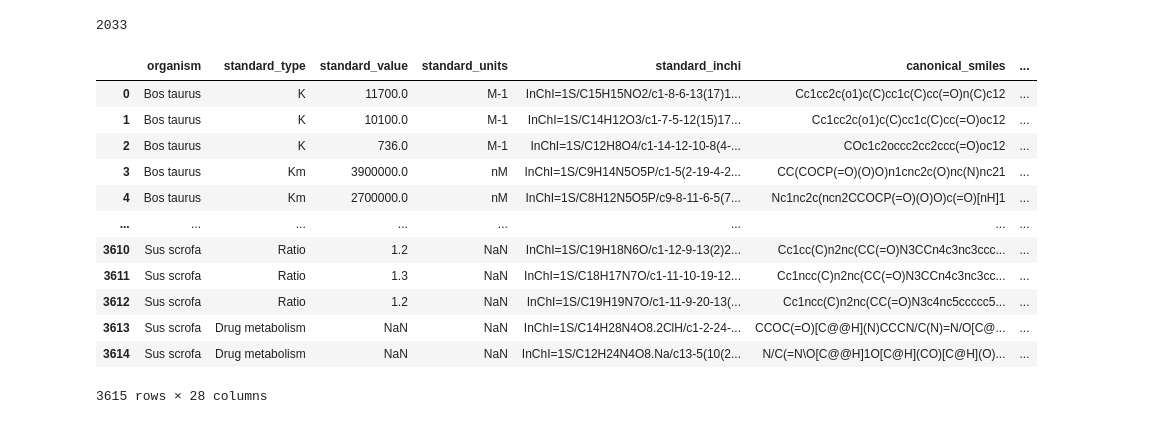
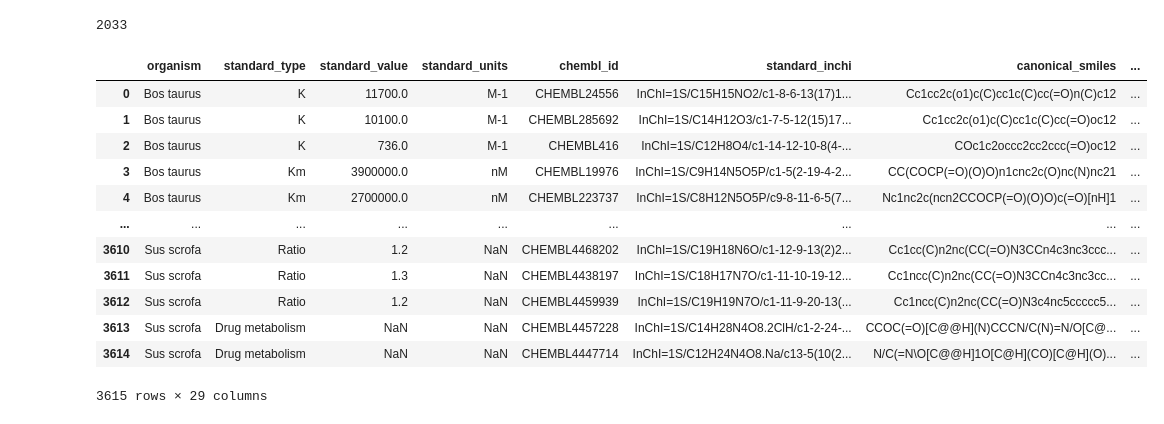
Before and after one commit to Cargill-Capstone2021/ADME-modeling-for-Cargill, a Jupyter notebook: working/data_preparation.ipynb, the cells around one changed output. Drawn from its saved outputs; the diff is of its cells as text; code cells hidden in the pictures.

```diff
--- a/working/data_preparation.ipynb
+++ b/working/data_preparation.ipynb
@@ -48,24 +48,24 @@ len(seen)
 {31974: 1, 32044: 1, 1063: 1, 23765: 2, 372430: 2, 506697: 2, 22790: 2, 702231: 2, 220791: 2, 276929: 4, 1503613: 2, 1384950: 2, 1384141: 2, 221220: 2, 442943: 2, 1543597: 2, 1546837: 1, 2707: 3, 6277 ...
 2033
 # %%
-df_cattle = df_cattle.drop(columns=['assay_type', 'target_type', 'tax_id', 'molregno', 'molregno.1', 'chembl_id',
+df_cattle = df_cattle.drop(columns=['assay_type', 'target_type', 'tax_id', 'molregno', 'molregno.1',
                                     'structure_type', 'molecule_type', 'chirality', 'natural_product', 'relation',
                                     'standard_relation', 'type', 'value', 'units'])
 df_cattle
 # %% [output]
-|  | organism | standard_type | standard_value | standard_units | standard_inchi | canonical_smiles | ... |
-| 0 | Bos taurus | K | 11700.0 | M-1 | InChI=1S/C15H15NO2/c1-8-6-13(17)1... | Cc1cc2c(o1)c(C)cc1c(C)cc(=O)n(C)c12 | ... |
-| 1 | Bos taurus | K | 10100.0 | M-1 | InChI=1S/C14H12O3/c1-7-5-12(15)17... | Cc1cc2c(o1)c(C)cc1c(C)cc(=O)oc12 | ... |
-| 2 | Bos taurus | K | 736.0 | M-1 | InChI=1S/C12H8O4/c1-14-12-10-8(4-... | COc1c2occc2cc2ccc(=O)oc12 | ... |
-| 3 | Bos taurus | Km | 3900000.0 | nM | InChI=1S/C9H14N5O5P/c1-5(2-19-4-2... | CC(COCP(=O)(O)O)n1cnc2c(O)nc(N)nc21 | ... |
-| 4 | Bos taurus | Km | 2700000.0 | nM | InChI=1S/C8H12N5O5P/c9-8-11-6-5(7... | Nc1nc2c(ncn2CCOCP(=O)(O)O)c(=O)[nH]1 | ... |
-| ... | ... | ... | ... | ... | ... | ... | ... |
-| 3610 | Sus scrofa | Ratio | 1.2 | NaN | InChI=1S/C19H18N6O/c1-12-9-13(2)2... | Cc1cc(C)n2nc(CC(=O)N3CCn4c3nc3ccc... | ... |
-| 3611 | Sus scrofa | Ratio | 1.3 | NaN | InChI=1S/C18H17N7O/c1-11-10-19-12... | Cc1ncc(C)n2nc(CC(=O)N3CCn4c3nc3cc... | ... |
-| 3612 | Sus scrofa | Ratio | 1.2 | NaN | InChI=1S/C19H19N7O/c1-11-9-20-13(... | Cc1ncc(C)n2nc(CC(=O)N3c4nc5ccccc5... | ... |
-| 3613 | Sus scrofa | Drug metabolism | NaN | NaN | InChI=1S/C14H28N4O8.2ClH/c1-2-24-... | CCOC(=O)[C@@H](N)CCCN/C(N)=N/O[C@... | ... |
-| 3614 | Sus scrofa | Drug metabolism | NaN | NaN | InChI=1S/C12H24N4O8.Na/c13-5(10(2... | N/C(=N\O[C@@H]1O[C@H](CO)[C@H](O)... | ... |
+|  | organism | standard_type | standard_value | standard_units | chembl_id | standard_inchi | canonical_smiles | ... |
+| 0 | Bos taurus | K | 11700.0 | M-1 | CHEMBL24556 | InChI=1S/C15H15NO2/c1-8-6-13(17)1... | Cc1cc2c(o1)c(C)cc1c(C)cc(=O)n(C)c12 | ... |
+| 1 | Bos taurus | K | 10100.0 | M-1 | CHEMBL285692 | InChI=1S/C14H12O3/c1-7-5-12(15)17... | Cc1cc2c(o1)c(C)cc1c(C)cc(=O)oc12 | ... |
+| 2 | Bos taurus | K | 736.0 | M-1 | CHEMBL416 | InChI=1S/C12H8O4/c1-14-12-10-8(4-... | COc1c2occc2cc2ccc(=O)oc12 | ... |
+| 3 | Bos taurus | Km | 3900000.0 | nM | CHEMBL19976 | InChI=1S/C9H14N5O5P/c1-5(2-19-4-2... | CC(COCP(=O)(O)O)n1cnc2c(O)nc(N)nc21 | ... |
+| 4 | Bos taurus | Km | 2700000.0 | nM | CHEMBL223737 | InChI=1S/C8H12N5O5P/c9-8-11-6-5(7... | Nc1nc2c(ncn2CCOCP(=O)(O)O)c(=O)[nH]1 | ... |
+| ... | ... | ... | ... | ... | ... | ... | ... | ... |
+| 3610 | Sus scrofa | Ratio | 1.2 | NaN | CHEMBL4468202 | InChI=1S/C19H18N6O/c1-12-9-13(2)2... | Cc1cc(C)n2nc(CC(=O)N3CCn4c3nc3ccc... | ... |
+| 3611 | Sus scrofa | Ratio | 1.3 | NaN | CHEMBL4438197 | InChI=1S/C18H17N7O/c1-11-10-19-12... | Cc1ncc(C)n2nc(CC(=O)N3CCn4c3nc3cc... | ... |
+| 3612 | Sus scrofa | Ratio | 1.2 | NaN | CHEMBL4459939 | InChI=1S/C19H19N7O/c1-11-9-20-13(... | Cc1ncc(C)n2nc(CC(=O)N3c4nc5ccccc5... | ... |
+| 3613 | Sus scrofa | Drug metabolism | NaN | NaN | CHEMBL4457228 | InChI=1S/C14H28N4O8.2ClH/c1-2-24-... | CCOC(=O)[C@@H](N)CCCN/C(N)=N/O[C@... | ... |
+| 3614 | Sus scrofa | Drug metabolism | NaN | NaN | CHEMBL4447714 | InChI=1S/C12H24N4O8.Na/c13-5(10(2... | N/C(=N\O[C@@H]1O[C@H](CO)[C@H](O)... | ... |
-3615 rows × 28 columns
+3615 rows × 29 columns
 # %%
 seen = {}
 for index, row in df_cattle.iterrows():
```
Also changed, not shown: parts of 7 cells of this notebook.
